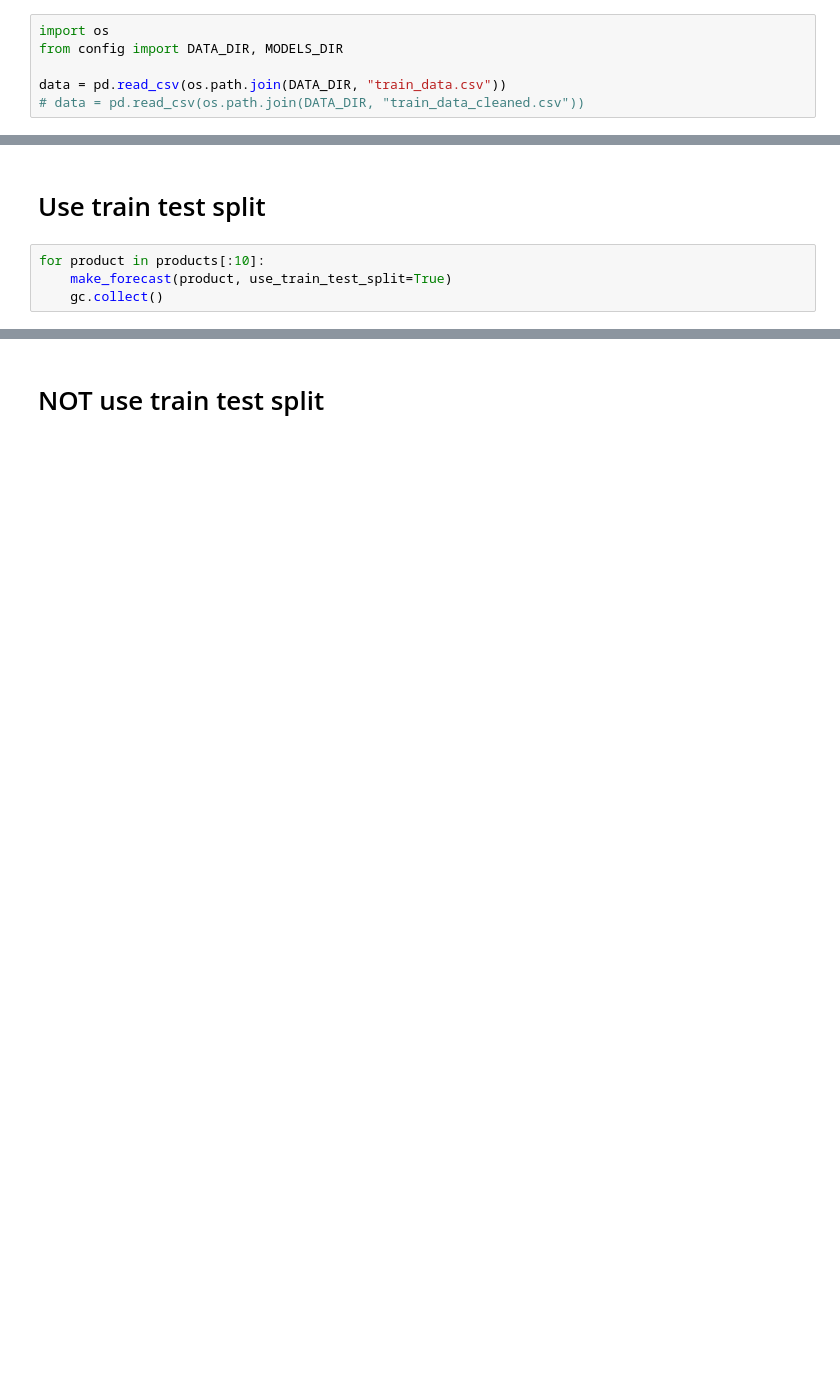
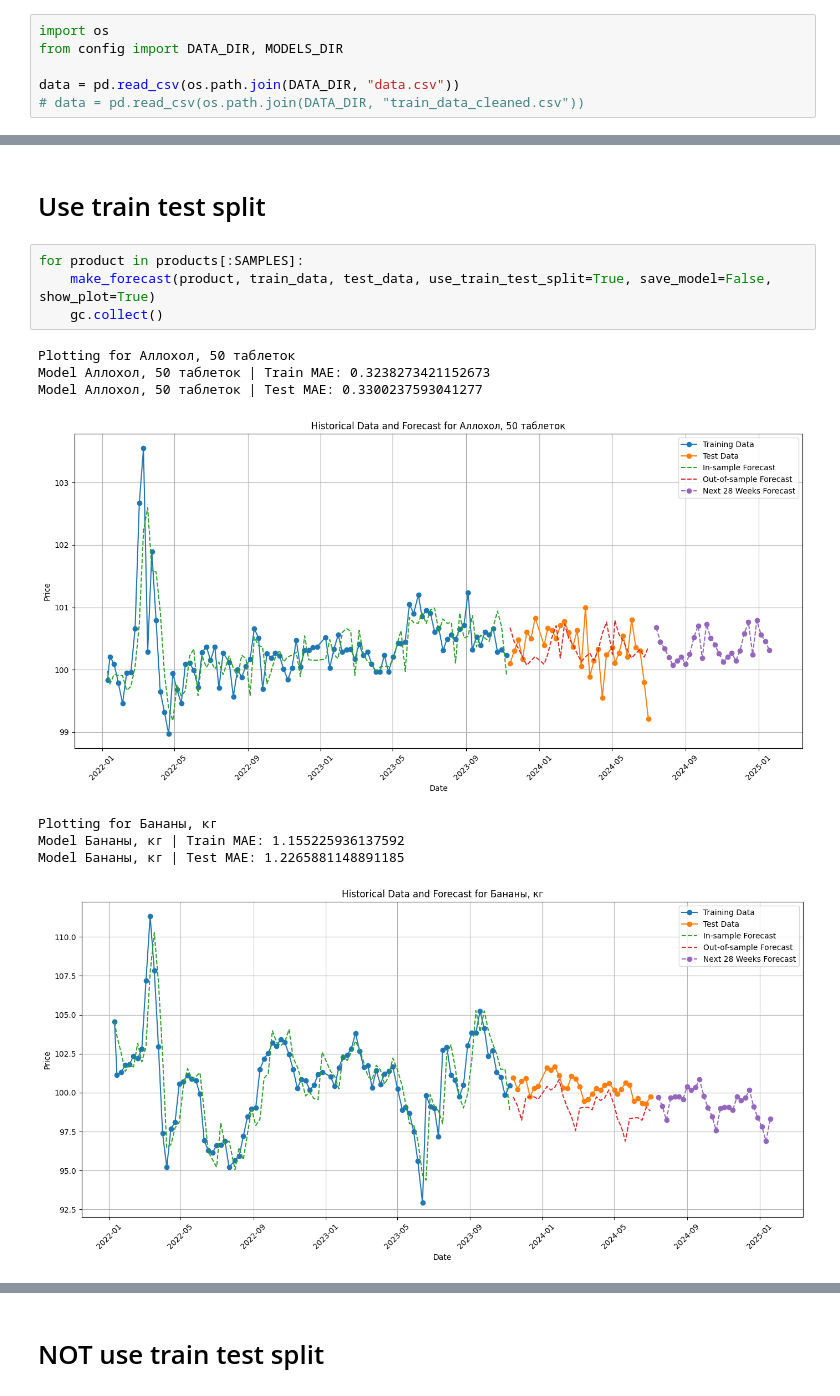
Before and after one commit to RomanchenkoAS/cpi-forecast-service, a Jupyter notebook: models/research_data.ipynb, the cells around one changed output, grey strips where cells are left out. Saved outputs shown, nothing was run; the diff lists cells and outputs as text; blank space fills up the shorter version.

Commit message:
delete trained models & update jupyter to use new func-s

```diff
--- a/models/research_data.ipynb
+++ b/models/research_data.ipynb
@@ -16,7 +16,7 @@ warnings.filterwarnings("ignore", category=UserWarning, module='statsmodels')
 import os
 from config import DATA_DIR, MODELS_DIR
 
-data = pd.read_csv(os.path.join(DATA_DIR, "train_data.csv"))
+data = pd.read_csv(os.path.join(DATA_DIR, "data.csv"))
 # data = pd.read_csv(os.path.join(DATA_DIR, "train_data_cleaned.csv"))
 # %% [markdown]
 # Explore the data
@@ -296,6 +251,15 @@ products = train_data["Product"]
 # %% [markdown]
 # Use train test split
 # %%
-for product in products[:10]:
-    make_forecast(product, use_train_test_split=True)
+for product in products[:SAMPLES]:
+    make_forecast(product, train_data, test_data, use_train_test_split=True, save_model=False, show_plot=True)
     gc.collect()
+# %% [output]
+Plotting for Аллохол, 50 таблеток
+Model Аллохол, 50 таблеток | Train MAE: 0.3238273421152673
+Model Аллохол, 50 таблеток | Test MAE: 0.3300237593041277
+[figure, added]
+Plotting for Бананы, кг
+Model Бананы, кг | Train MAE: 1.155225936137592
+Model Бананы, кг | Test MAE: 1.2265881148891185
+[figure, added]
```
Also changed, not shown: parts of 12 cells of this notebook, 13 other files.
